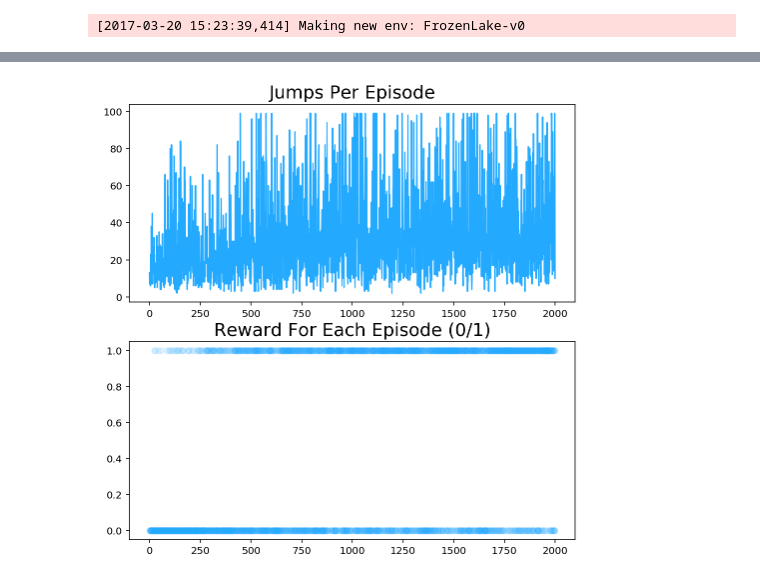
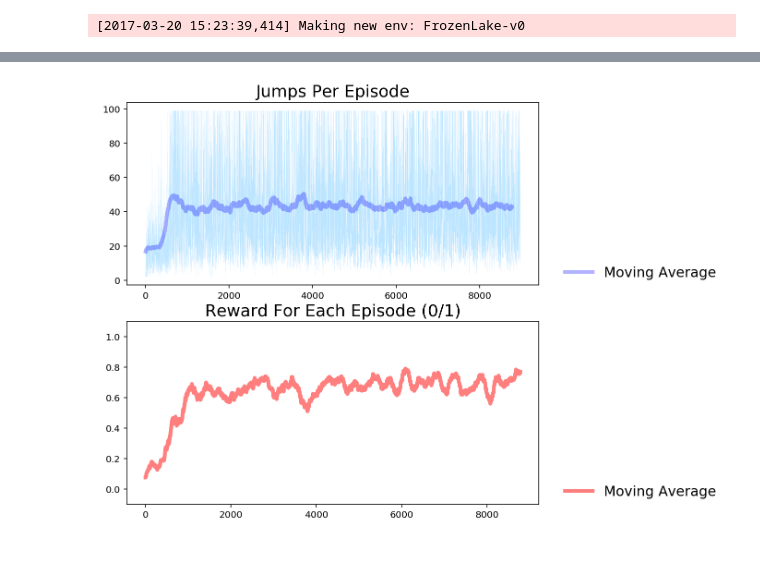
Before and after one commit to geyang/deep_learning_notes, a Jupyter notebook: Ch5_Deep_Reinforcement_Learning/Tensorflow Q-Learning Frozen Lake (grid world).ipynb, the cells around one changed output, grey strips where cells are left out. Cells and saved outputs as stored; diff of their text form; code cells hidden in the pictures; blank space fills up the shorter version.

Commit message:
update plot, improve performance

```diff
--- a/Ch5_Deep_Reinforcement_Learning/Tensorflow Q-Learning Frozen Lake (grid world).ipynb
+++ b/Ch5_Deep_Reinforcement_Learning/Tensorflow Q-Learning Frozen Lake (grid world).ipynb
@@ -45,10 +45,10 @@ def state_hot_enc(s):
 init = tf.global_variables_initializer()
 
 # Set learning parameters
-
+l_rate = 0.3
 y = .99
 e = 0.1
-num_episodes = 2000
+num_episodes = 50000
 
 # create lists to contain total rewawrds and steps per episode
 
@@ -87,7 +87,8 @@ with tf.Session() as sess:
             max_Q_next = np.max(Q_next_value)
 
             # now update Q
-            Q_value[0, a_value[0]] = r + y * max_Q_next
+            Q_value[0, a_value[0]] += l_rate * (r + y * max_Q_next \
+                                                - Q_value[0, a_value[0]])
 
             _, W_value = sess.run([updateModel, W], feed_dict={
                 state:state_hot_enc(s), Q_next: Q_value})
@@ -98,16 +99,23 @@ with tf.Session() as sess:
                 # be more conservative as we learn more
                 e = 1./((i/50) + 10)
                 break
-        # Do not plot
 
-        #clear_output(wait=True)
-        #plt.plot(Q_next_value[0], 's-')
-        #plt.show()
+
+        if i%200 == 199:
+
+
+            clear_output(wait=True)
+            print("success rate: " + str(sum(rs[-200:])/2) + "%")
+
+            plt.figure(figsize=(8, 8))
+            plt.subplot(211)
+            plt.title("Jumps Per Episode", fontsize=18)
+            plt.plot(epi_length[-200:], "#23aaff")
+            plt.subplot(212)
+            plt.title('Reward For Each Episode (0/1)', fontsize=18)
+            plt.plot(rs[-200:], "o", color='#23aaff', alpha=0.1)
+            plt.show()
 
         epi_length.append(number_jumps)
         rs.append(r_total)
-
-
-
-print("success rate: " + str(sum(rs)/num_episodes) + "%")
 # %% [output]
@@ -115,11 +125,22 @@ success rate: 0.495%
+# %%
+def mv_avg(xs, n):
+    return [sum(xs[i:i+n])/n for i in range(len(xs)-n)]
+# plt.plot(mv_avg(rs, 200))
 # %%
 plt.figure(figsize=(8, 8))
 plt.subplot(211)
 plt.title("Jumps Per Episode", fontsize=18)
-plt.plot(epi_length, "#23aaff")
+plt.plot(epi_length, "#23aaff", linewidth=0.1, alpha=0.3,
+        label="raw data")
+plt.plot(mv_avg(epi_length, 200), color="blue", alpha=0.3, linewidth=4,
+         label="Moving Average")
+plt.legend(loc=(1.05, 0), frameon=False, fontsize=15)
 plt.subplot(212)
 plt.title('Reward For Each Episode (0/1)', fontsize=18)
-plt.plot(rs, "o", color='#23aaff', alpha=0.1)
+#plt.plot(rs, "o", color='#23aaff', alpha=0.2, markersize=0.4, label="Reward")
+plt.plot(mv_avg(rs, 200), color="red", alpha=0.5, linewidth=4, label="Moving Average")
+plt.ylim(-0.1, 1.1)
+plt.legend(loc=(1.05, 0), frameon=False, fontsize=15)
 plt.savefig('./figures/Frozen-Lake-v0-tf.png', dpi=300)
 # %% [output]
-[figure, old version]
+[figure, new version]
```
Also changed, not shown: parts of 1 cell of this notebook, 1 other file.
